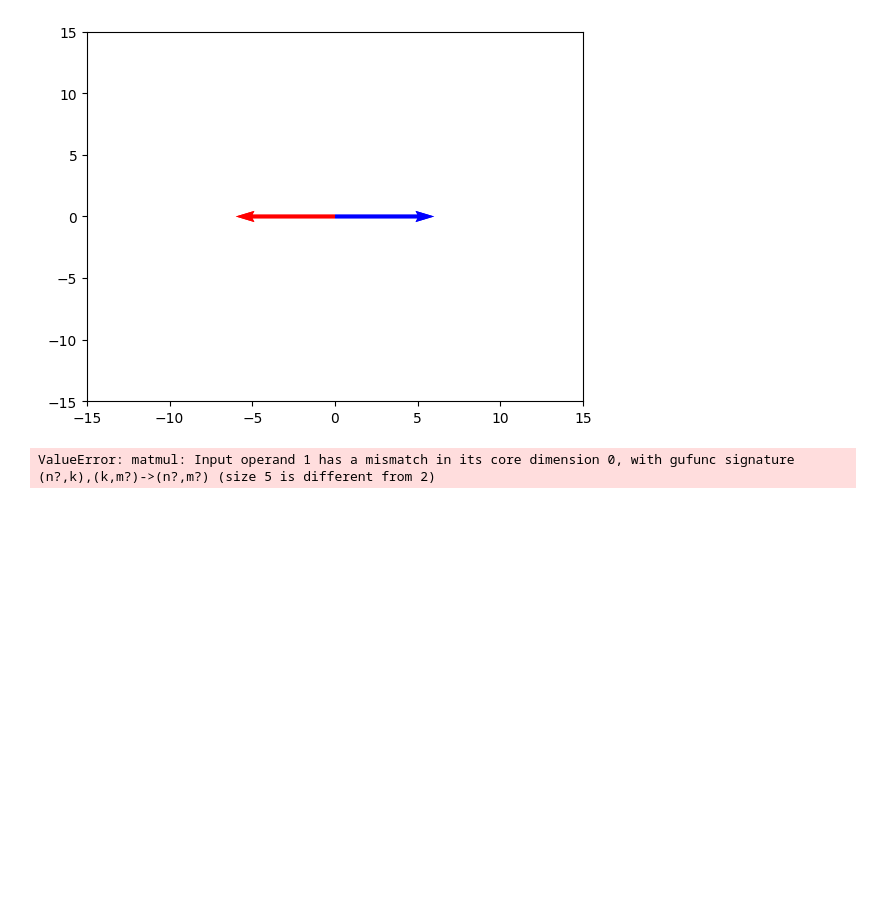
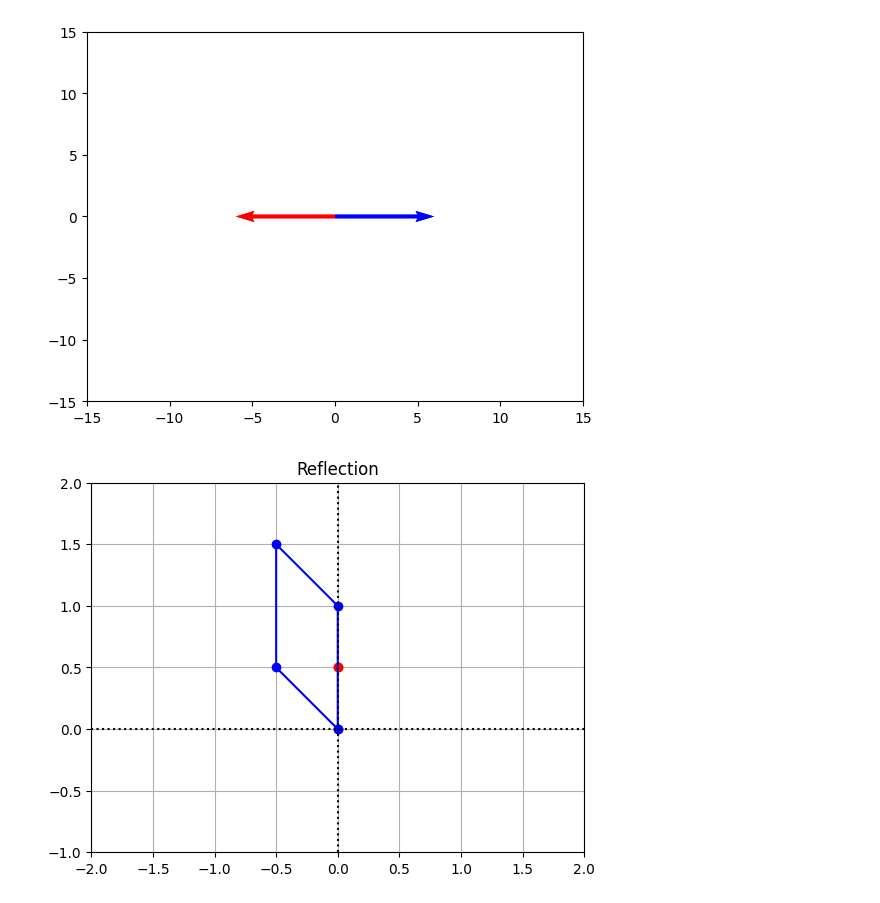
Before and after one commit to Nistha27/Maths-with-Python, a Jupyter notebook: LAB -02/Vector_Space.ipynb, the cells around one changed output. Cells and saved outputs as stored; diff of their text form; code cells hidden in the pictures; blank space fills up the shorter version.

Commit message:
error resolved

```diff
--- a/LAB -02/Vector_Space.ipynb
+++ b/LAB -02/Vector_Space.ipynb
@@ -167,34 +167,33 @@ plt.show()
 # %%
 import numpy as np
 import matplotlib.pyplot as plt
 
 # Define your coordinates
 coords = np.array([[0, 0], [0.5, 0.5], [0.5, 1.5], [0, 1], [0, 0]])
 
 B = np.array([[-1, 0], [0, 1]])
-B_coords = B @ coords
-x_LT2 = B_coords[0, :]
-y_LT2 = B_coords[1, :]
 
-# Create the figure and axes objects
+# Apply the linear transformation
+B_coords = np.dot(B, coords.T).T  # Transpose is used to match dimensions
+x_LT2 = B_coords[:, 0]
+y_LT2 = B_coords[:, 1]
+
+# Rest of your code remains the same
 fig, ax = plt.subplots()
 
-# Plot the points. x and y are original vectors, x_LT2 and y_LT2 are images
 ax.plot(coords[0, :], coords[1, :], 'ro')
 ax.plot(x_LT2, y_LT2, 'bo')
 
-# Connect the points by lines
 ax.plot(coords[0, :], coords[1, :], 'r', ls="--")
 ax.plot(x_LT2, y_LT2, 'b')
 
-# Edit some settings
 ax.axvline(x=0, color="k", ls=":")
 ax.axhline(y=0, color="k", ls=":")
 ax.grid(True)
 ax.axis([-2, 2, -1, 2])
 ax.set_aspect('equal')
 ax.set_title("Reflection")
 
 plt.show()
 # %% [output]
-ValueError: matmul: Input operand 1 has a mismatch in its core dimension 0, with gufunc signature (n?,k),(k,m?)->(n?,m?) (size 5 is different from 2)
+[figure, added]
```
